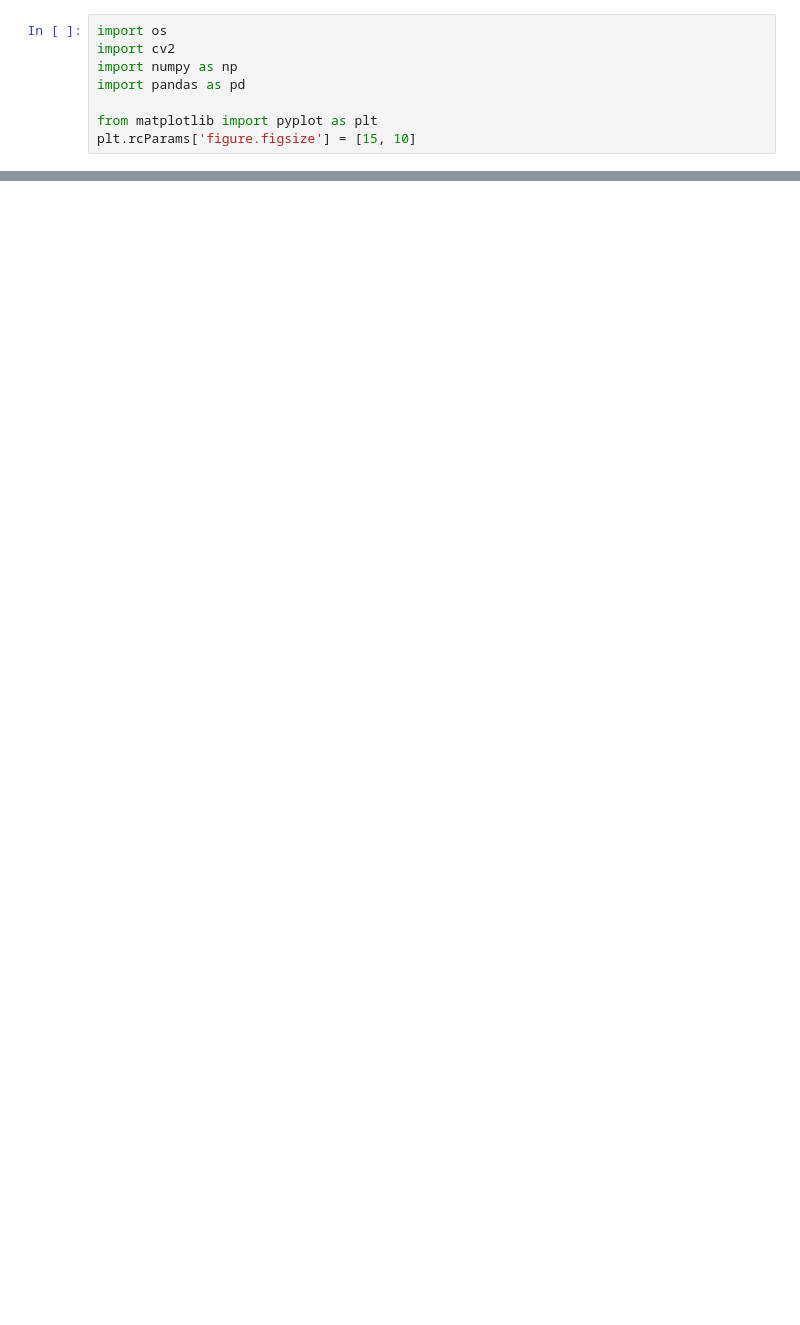
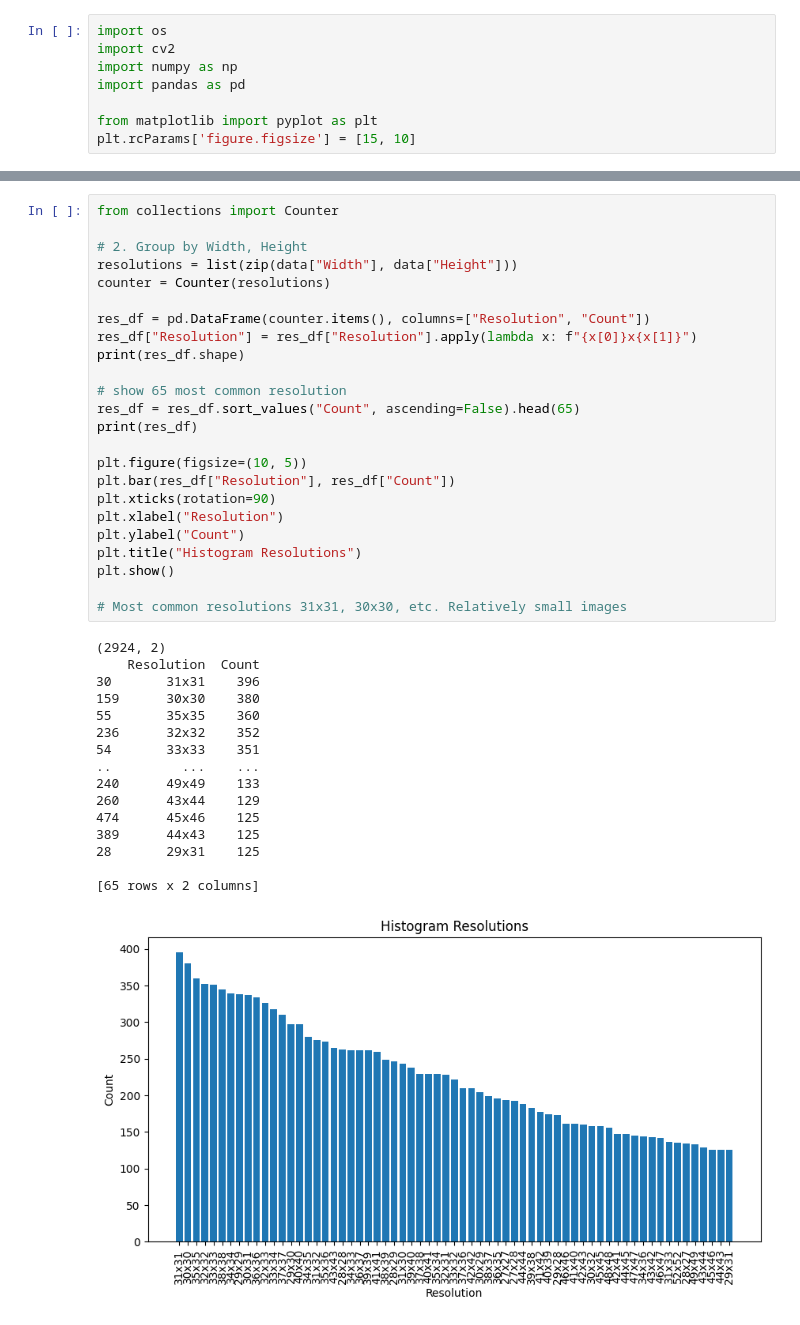
Before and after one commit to ivaniv993/CV, a Jupyter notebook: lesson_13/homework_13.ipynb, the cells around one changed output, grey strips where cells are left out. Drawn from its saved outputs; the diff is of its cells as text; blank space fills up the shorter version.

```diff
--- a/lesson_13/homework_13.ipynb
+++ b/lesson_13/homework_13.ipynb
@@ -80,3 +80,44 @@ plt.xlabel('Traffic Sign ID'), plt.ylabel('Counts')
 # %% [output]
 (Text(0.5, 0, 'Traffic Sign ID'), Text(0, 0.5, 'Counts'))
 [figure]
+# %%
+from collections import Counter
+
+# 2. Group by Width, Height
+resolutions = list(zip(data["Width"], data["Height"]))
+counter = Counter(resolutions)
+
+res_df = pd.DataFrame(counter.items(), columns=["Resolution", "Count"])
+res_df["Resolution"] = res_df["Resolution"].apply(lambda x: f"{x[0]}x{x[1]}")
+print(res_df.shape)
+
+# show 65 most common resolution
+res_df = res_df.sort_values("Count", ascending=False).head(65)
+print(res_df)
+
+plt.figure(figsize=(10, 5))
+plt.bar(res_df["Resolution"], res_df["Count"])
+plt.xticks(rotation=90)
+plt.xlabel("Resolution")
+plt.ylabel("Count")
+plt.title("Histogram Resolutions")
+plt.show()
+
+# Most common resolutions 31x31, 30x30, etc. Relatively small images
+# %% [output]
+(2924, 2)
+    Resolution  Count
+30       31x31    396
+159      30x30    380
+55       35x35    360
+236      32x32    352
+54       33x33    351
+..         ...    ...
+240      49x49    133
+260      43x44    129
+474      45x46    125
+389      44x43    125
+28       29x31    125
+
+[65 rows x 2 columns]
+[figure, added]
```
Also changed, not shown: parts of 5 cells of this notebook, 1 other file.
